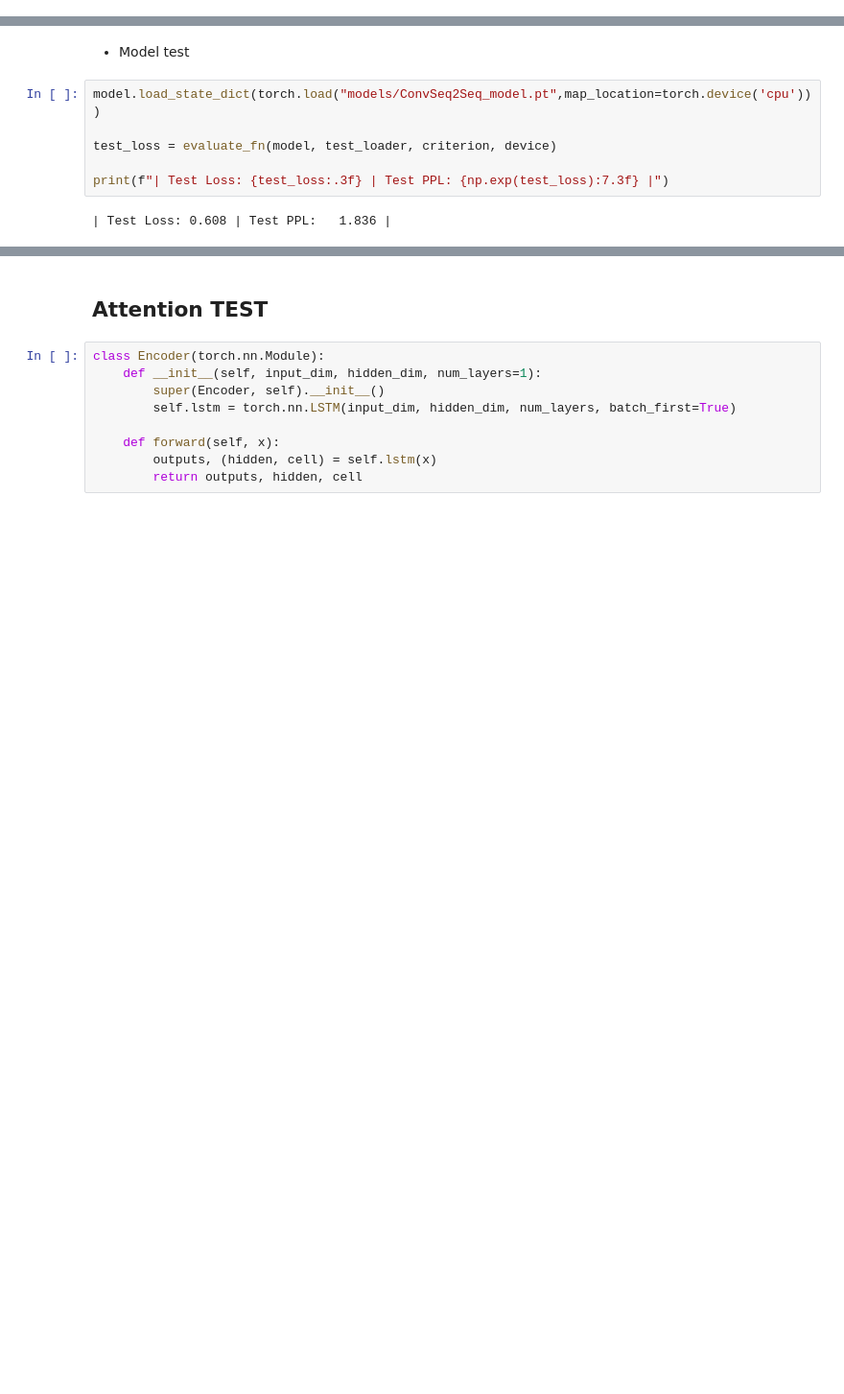
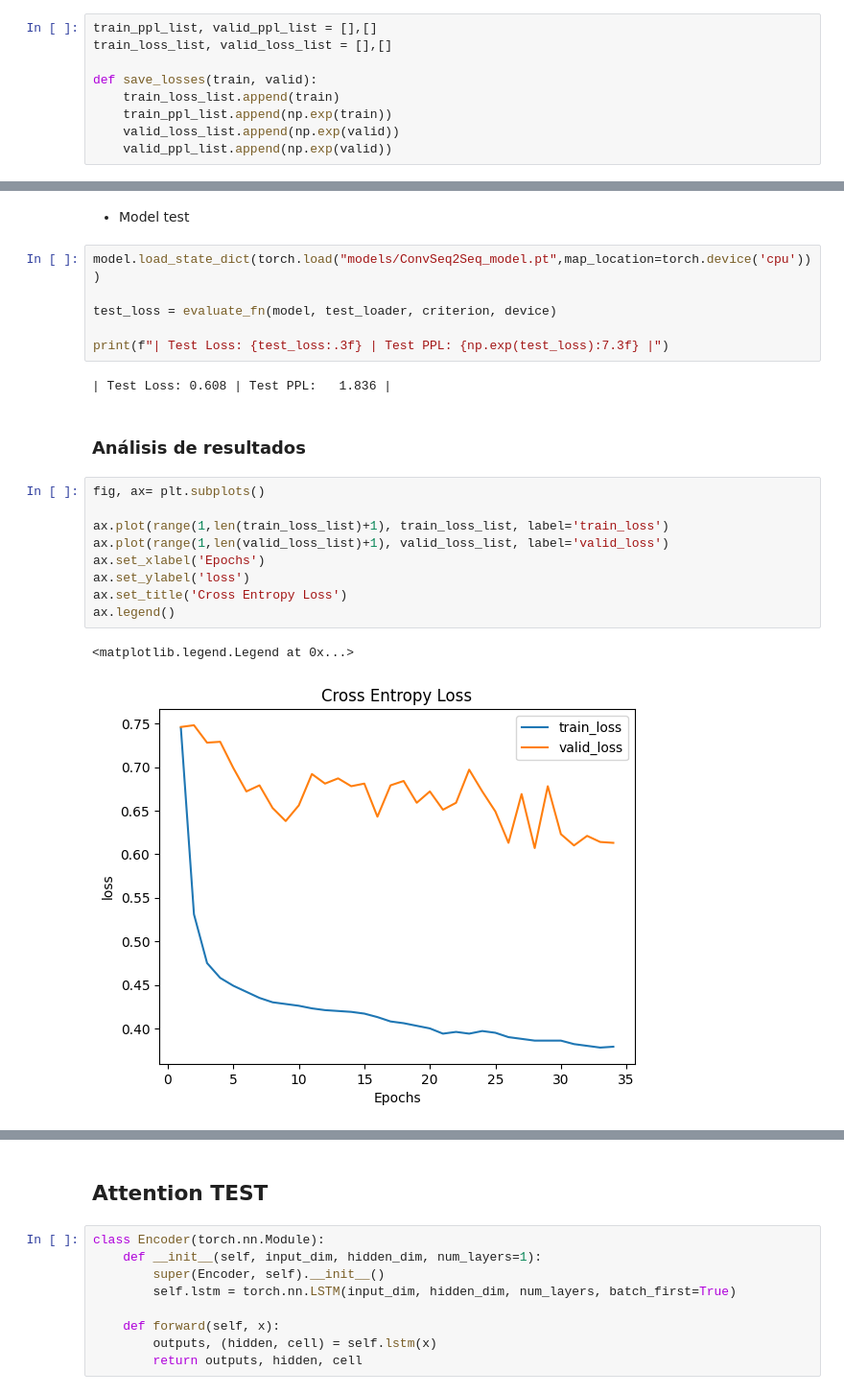
Before and after one commit to JafetMoon/hum_transcription_Project_DIA, a Jupyter notebook: 3-Arquitectura_ConvSeq2Seq.ipynb, the cells around one changed output, grey strips where cells are left out. Shown at 96% size. Drawn from its saved outputs; the diff is of its cells as text; blank space fills up the shorter version.

Commit message:
Evaluation: ConvSeq2Seq
- Plot losses
- Evaluate test set
Make functions to calculate classification metrics and Levenshtein distance

```diff
--- a/3-Arquitectura_ConvSeq2Seq.ipynb
+++ b/3-Arquitectura_ConvSeq2Seq.ipynb
@@ -367,6 +367,15 @@ def evaluate_fn(model, data_loader, criterion, device):
     return epoch_loss / len(data_loader)
 # %% [markdown]
 - Model training
+# %%
+train_ppl_list, valid_ppl_list = [],[]
+train_loss_list, valid_loss_list = [],[]
+
+def save_losses(train, valid):
+    train_loss_list.append(train)
+    train_ppl_list.append(np.exp(train))
+    valid_loss_list.append(np.exp(valid))
+    valid_ppl_list.append(np.exp(valid))
 # %%
 n_epochs = 20
 clip = 1.0
@@ -546,3 +558,17 @@ test_loss = evaluate_fn(model, test_loader, criterion, device)
 print(f"| Test Loss: {test_loss:.3f} | Test PPL: {np.exp(test_loss):7.3f} |")
 # %% [output]
 | Test Loss: 0.608 | Test PPL:   1.836 |
+# %% [markdown]
+### Análisis de resultados
+# %%
+fig, ax= plt.subplots()
+
+ax.plot(range(1,len(train_loss_list)+1), train_loss_list, label='train_loss')
+ax.plot(range(1,len(valid_loss_list)+1), valid_loss_list, label='valid_loss')
+ax.set_xlabel('Epochs')
+ax.set_ylabel('loss')
+ax.set_title('Cross Entropy Loss')
+ax.legend()
+# %% [output]
+<matplotlib.legend.Legend at 0x...>
+[figure, added]
```
Also changed, not shown: parts of 9 cells of this notebook, 2 other files.
